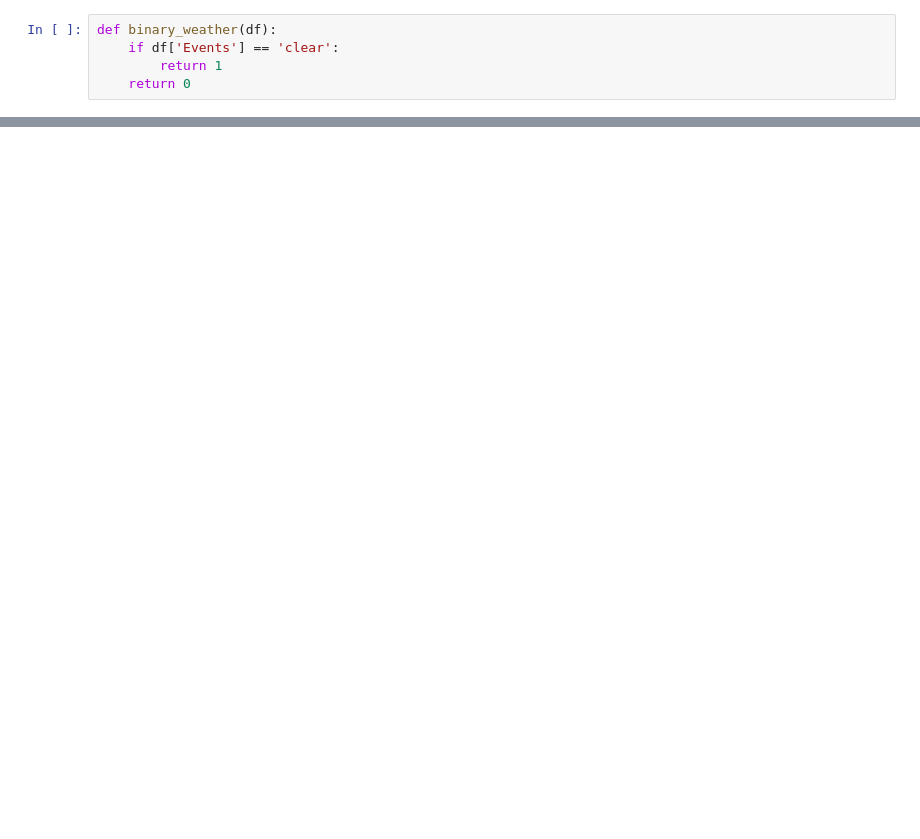
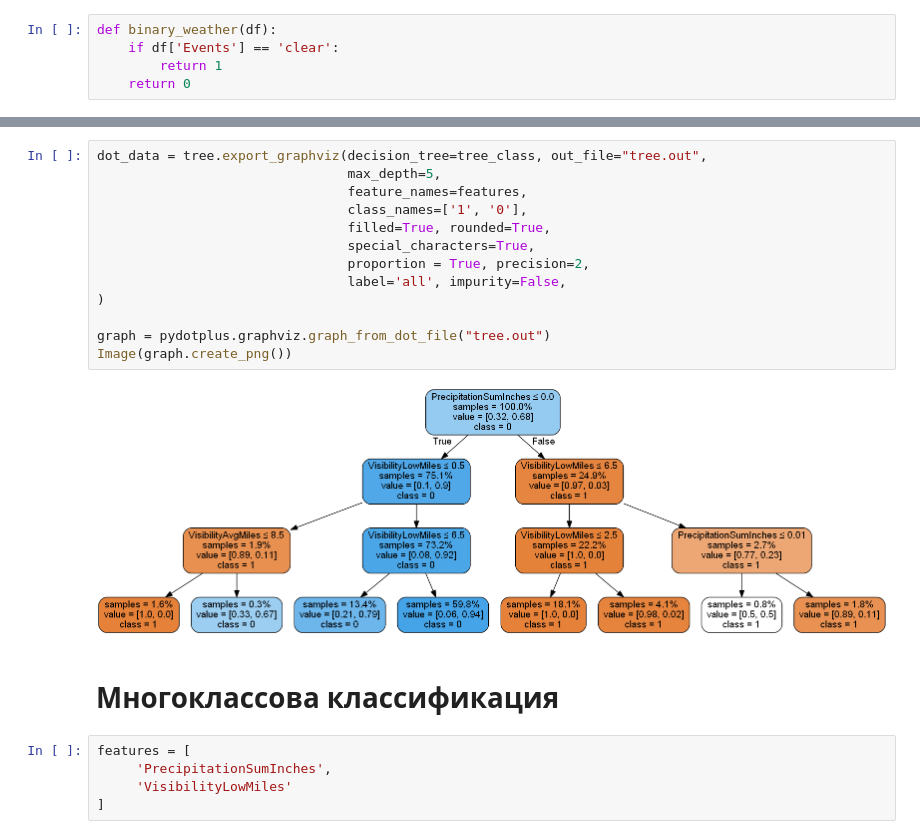
Before and after one commit to ZmiyProjects/DataAnalysisLabs, a Jupyter notebook: Задание 3 Решающие деревья/austin_weather.ipynb, the cells around one changed output, grey strips where cells are left out. Saved outputs shown, nothing was run; the diff lists cells and outputs as text; blank space fills up the shorter version.

```diff
--- a/Задание 3 Решающие деревья/austin_weather.ipynb
+++ b/Задание 3 Решающие деревья/austin_weather.ipynb
@@ -79,0 +185,22 @@ print(np.mean(cross))
+# %%
+dot_data = tree.export_graphviz(decision_tree=tree_class, out_file="tree.out",
+                                max_depth=5,
+                                feature_names=features,
+                                class_names=['1', '0'],
+                                filled=True, rounded=True,
+                                special_characters=True,
+                                proportion = True, precision=2,
+                                label='all', impurity=False,
+)
+
+graph = pydotplus.graphviz.graph_from_dot_file("tree.out")
+Image(graph.create_png())
+# %% [output]
+[figure, added]
+# %% [markdown]
+# Многоклассова классификация
+# %%
+features = [
+     'PrecipitationSumInches',
+     'VisibilityLowMiles'
+]
```
Also changed, not shown: parts of 26 cells of this notebook, 32 other files.
